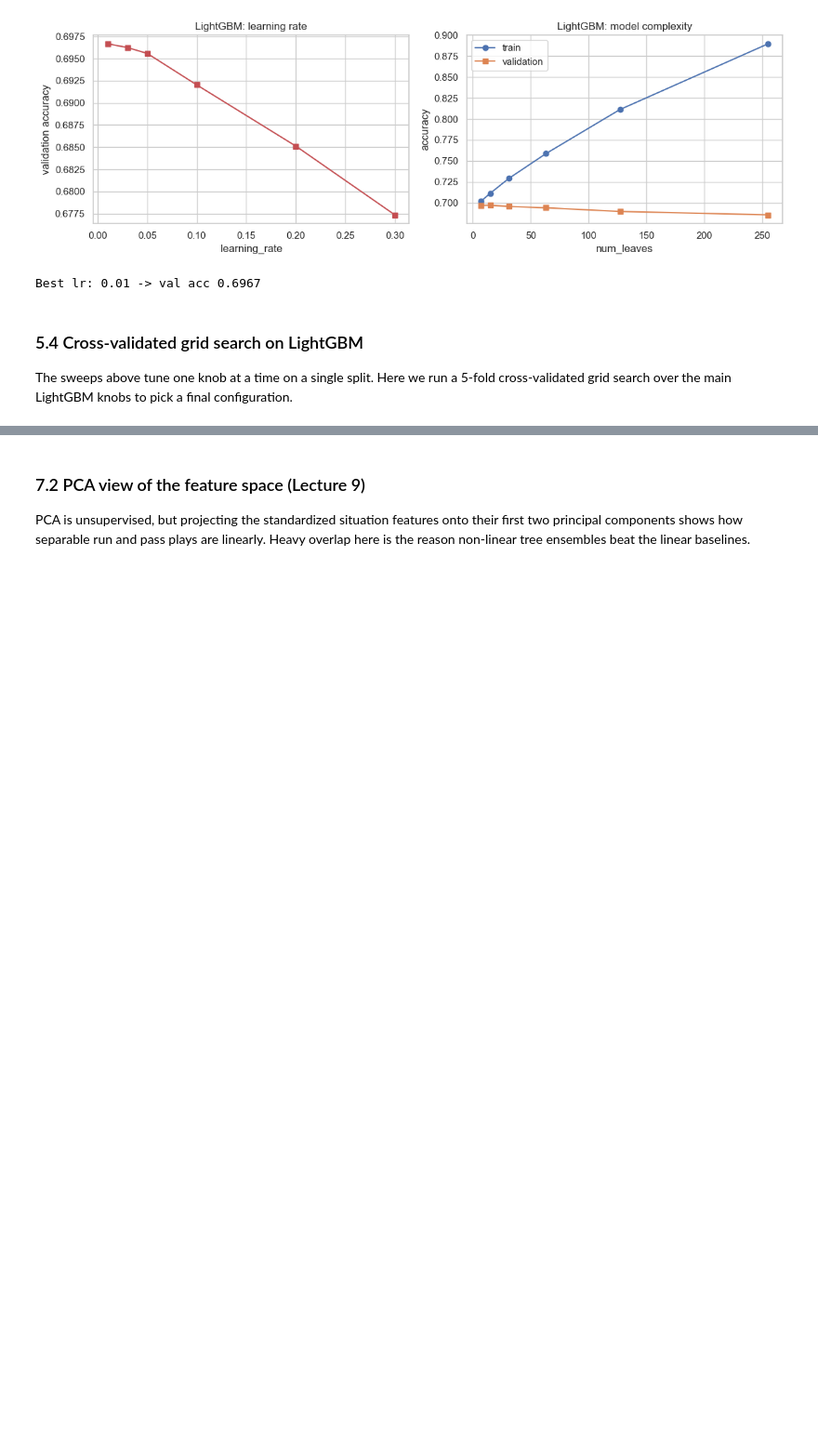
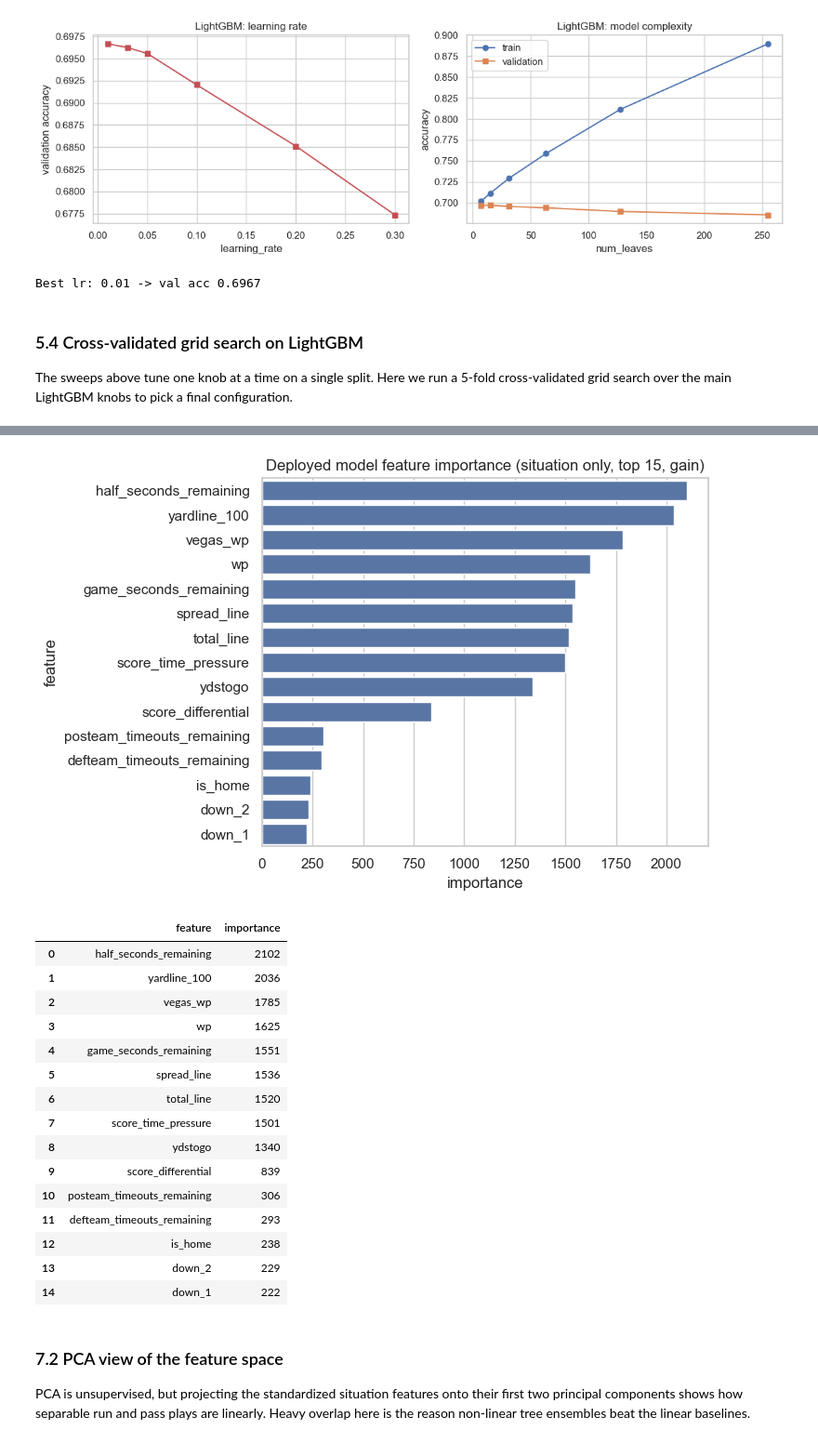
Before and after one commit to cadenpascual/nfl-play-predictor, a Jupyter notebook: notebooks/02_modeling.ipynb, the cells around one changed output, grey strips where cells are left out. Shown at 93% size. Drawn from its saved outputs; the diff is of its cells as text; code cells hidden in the pictures; blank space fills up the shorter version.

```diff
--- a/notebooks/02_modeling.ipynb
+++ b/notebooks/02_modeling.ipynb
@@ -589,15 +678,34 @@ on the full feature set.
 # %%
 imp_model = lgb.LGBMClassifier(n_estimators=600, learning_rate=0.05, num_leaves=31,
         subsample=0.8, colsample_bytree=0.8, random_state=RANDOM_STATE,
-        n_jobs=-1, verbose=-1).fit(Xtr_full, ytr)
-imp = (pd.DataFrame({"feature": F.FULL_FEATURES, "importance": imp_model.feature_importances_})
+        n_jobs=-1, verbose=-1).fit(Xtr, ytr)
+imp = (pd.DataFrame({"feature": F.SITUATION_FEATURES, "importance": imp_model.feature_importances_})
        .sort_values("importance", ascending=False).head(15))
 fig, ax = plt.subplots(figsize=(7.5, 5))
 sns.barplot(data=imp, y="feature", x="importance", color="#4c72b0", ax=ax)
-ax.set_title("LightGBM feature importance (top 15, gain)"); plt.tight_layout(); plt.show()
+ax.set_title("Deployed model feature importance (situation only, top 15, gain)")
+plt.tight_layout(); plt.show()
 imp.reset_index(drop=True)
+# %% [output]
+[figure, added]
+|  | feature | importance |
+| 0 | half_seconds_remaining | 2102 |
+| 1 | yardline_100 | 2036 |
+| 2 | vegas_wp | 1785 |
+| 3 | wp | 1625 |
+| 4 | game_seconds_remaining | 1551 |
+| 5 | spread_line | 1536 |
+| 6 | total_line | 1520 |
+| 7 | score_time_pressure | 1501 |
+| 8 | ydstogo | 1340 |
+| 9 | score_differential | 839 |
+| 10 | posteam_timeouts_remaining | 306 |
+| 11 | defteam_timeouts_remaining | 293 |
+| 12 | is_home | 238 |
+| 13 | down_2 | 229 |
+| 14 | down_1 | 222 |
 # %% [markdown]
-### 7.2 PCA view of the feature space (Lecture 9)
+### 7.2 PCA view of the feature space
 
 PCA is unsupervised, but projecting the standardized situation features onto their first
 two principal components shows how separable run and pass plays are linearly. Heavy
```
Also changed, not shown: parts of 25 cells of this notebook.
